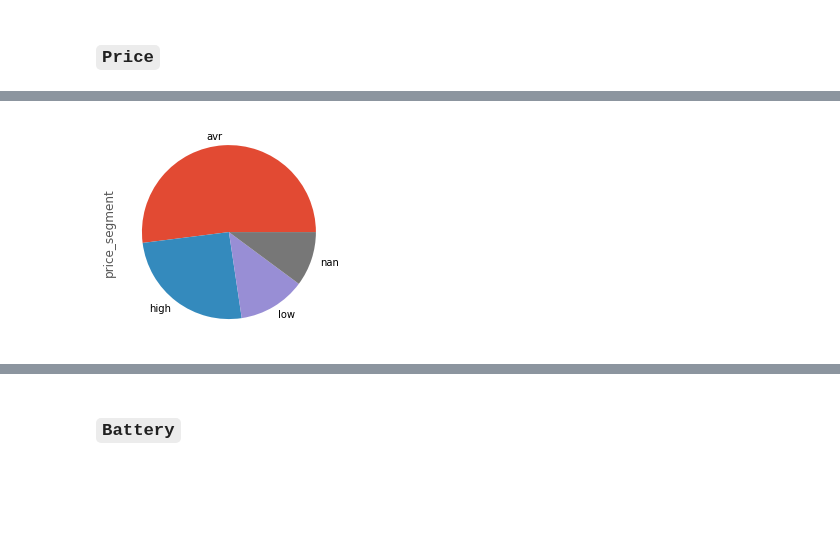
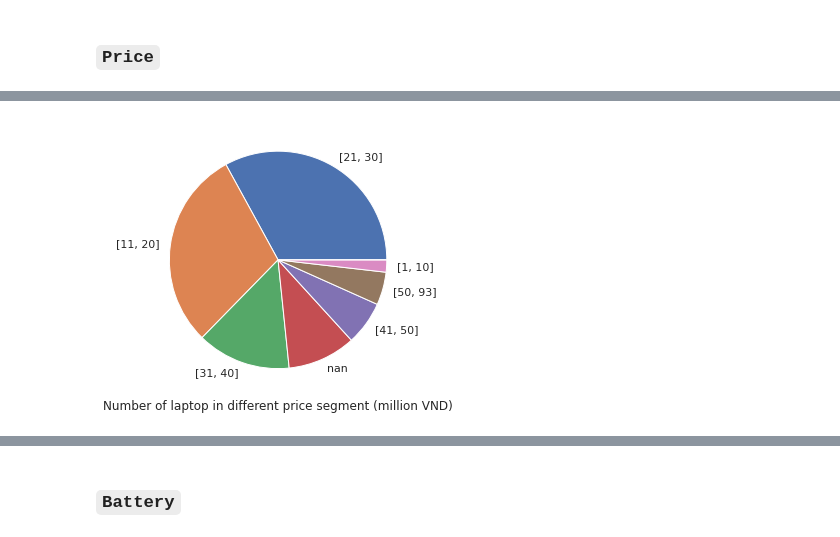
Before and after one commit to hungpham13/Laptop-EDA, a Jupyter notebook: EDA.ipynb, the cells around one changed output, grey strips where cells are left out. Cells and saved outputs as stored; diff of their text form; code cells hidden in the pictures; blank space fills up the shorter version.

```diff
--- a/EDA.ipynb
+++ b/EDA.ipynb
@@ -377,0 +392,7 @@ sns.heatmap(correlation, cmap=cmap, square = True, annot = True)
+# %%
+main_data['Comment_count_log'] = np.log(main_data['Comment_count'])
+main_data['Rating_count_log'] = np.log(main_data['Rating_count'])
+sns.scatterplot(x='Comment_count_log',y='Rating_count_log',hue='Rating',data=main_data,
+                alpha=0.7)
+plt.title("Log scatter plot of Rating Count and Comment count")
+plt.show()
@@ -410,16 +443,24 @@ For further exploration, we will divide the price to 3 dimension: low, average a
 # %%
-# low_price = main_data[main_data['Price'] < main_data['Price'].quantile(0.33)]
-# avr_price = main_data[(main_data['Price'] > main_data['Price'].quantile(0.33)) &
-#                           (main_data['Price'] < main_data['Price'].quantile(0.67))]
-# high_price = main_data[main_data['Price'] > main_data['Price'].quantile(0.67)]
-# ultra_high_price = 0
+# low_price = main_data['Price'] <= 15000000
+# avr_price = (main_data['Price'] > 15000000) & (main_data['Price'] <= 30000000)
+# high_price = main_data['Price'] > 30000000
+# main_data['price_segment'] = np.select([low_price, avr_price, high_price],['low','avr','high'], default=np.nan)
+# print('low_price:  {} \navr_price:  {} \nhigh_price: {}'.format(len(low_price), len(avr_price), len(high_price)))
 
-low_price = main_data['Price'] <= 15000000
-avr_price = (main_data['Price'] > 15000000) & (main_data['Price'] <= 30000000)
-high_price = main_data['Price'] > 30000000
-main_data['price_segment'] = np.select([low_price, avr_price, high_price],['low','avr','high'], default=np.nan)
-# print('low_price:  {} \navr_price:  {} \nhigh_price: {}'.format(len(low_price), len(avr_price), len(high_price)))
-main_data['price_segment'].value_counts().plot(kind='pie',xlabel="Number of price segement")
+range_lower = list(range(-10, 60, 10))
+range_upper = list(range(0, 60, 10))
+labels = []
+for i, j in zip(range_lower, range_upper):
+    labels.append(str([i + 1, j]))
+range_lower.append(93)
+labels.append(str([50,93]))
+
+main_data['Price_range'] = pd.cut(main_data["Price"],
+       bins=[i*1000000 for i in range_lower],
+       labels=labels)
+main_data['Price_range'].value_counts(dropna=False).plot(kind='pie',figsize=(7,5),ylabel="")
+plt.xlabel("Number of laptop in different price segment (million VND)")
+# plt.ylabel("Price range (million VND)")
 plt.show()
 # %% [output]
-[figure, old version]
+[figure, new version]
```
Also changed, not shown: parts of 167 cells of this notebook.
